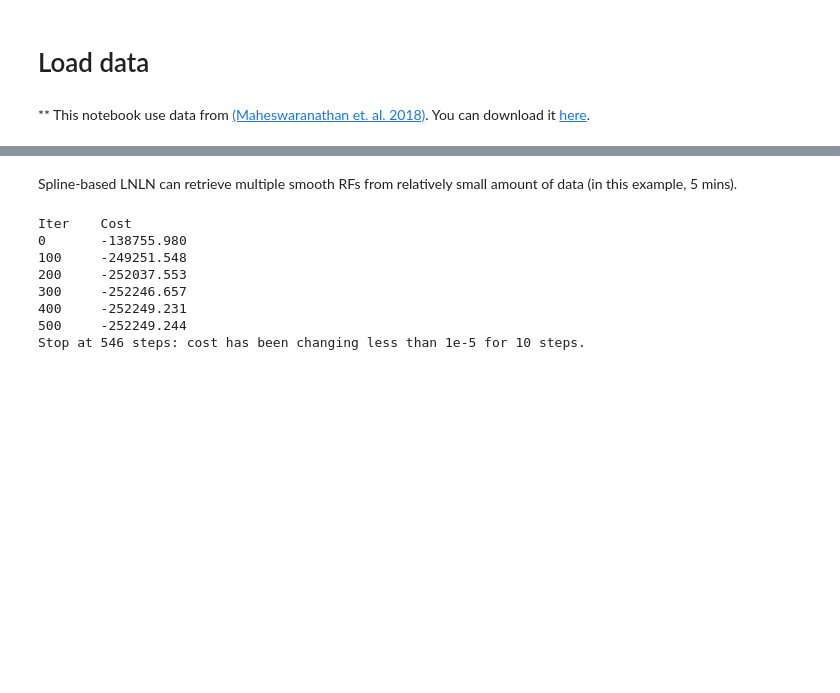
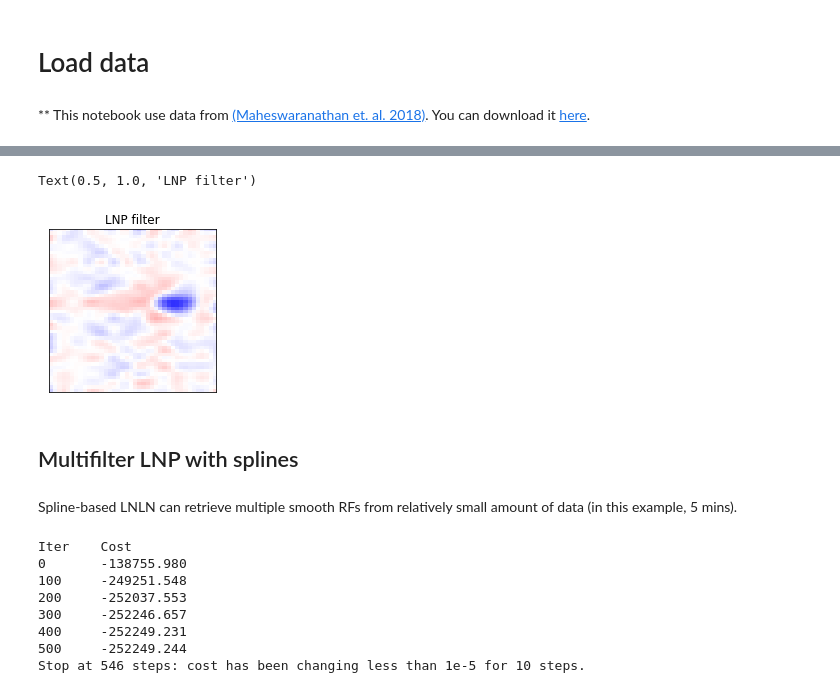
Before and after one commit to berenslab/RFEst, a Jupyter notebook: notebooks/Example_SplineLNLN.ipynb, the cells around one changed output, grey strips where cells are left out. Saved outputs shown, nothing was run; the diff lists cells and outputs as text; code cells hidden in the pictures; blank space fills up the shorter version.

```diff
--- a/notebooks/Example_SplineLNLN.ipynb
+++ b/notebooks/Example_SplineLNLN.ipynb
@@ -30,0 +33,3 @@ dt = 1
+# %%
+lnp = splineLNLN(X[:30000], y[:30000], dt, dims, df_splines=[21, 14])
+lnp.fit(num_subunits=1, num_iters=8000, alpha=1, lambd=1.25, gamma=0, verbal=100)
@@ -31,3 +52,17 @@ dt = 1
+# %%
+k = lnp.w_opt
+k_norm = ( k/ np.linalg.norm(k)).reshape(dims)
+
+fig, ax = plt.subplots(figsize=(3,3))
+ax.imshow(k_norm.T, origin='lower', cmap=plt.cm.bwr, vmin=-0.2, vmax=0.2, aspect="auto")
+ax.set_xticks([])
+ax.set_yticks([])
+ax.set_title('LNP filter')
+# %% [output]
+Text(0.5, 1.0, 'LNP filter')
+[figure, added]
+# %% [markdown]
+## Multifilter LNP with splines
 # %% [markdown]
 Spline-based LNLN can retrieve multiple smooth RFs from relatively small amount of data (in this example, 5 mins).
 # %%
```
Also changed, not shown: parts of 4 cells of this notebook.
